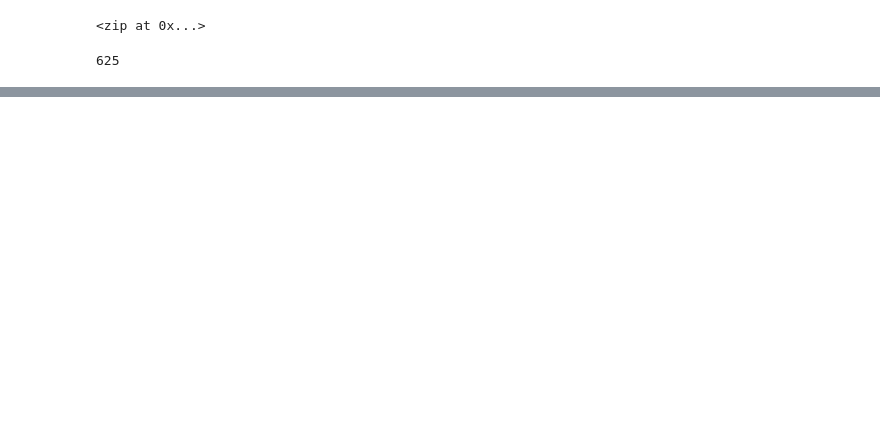
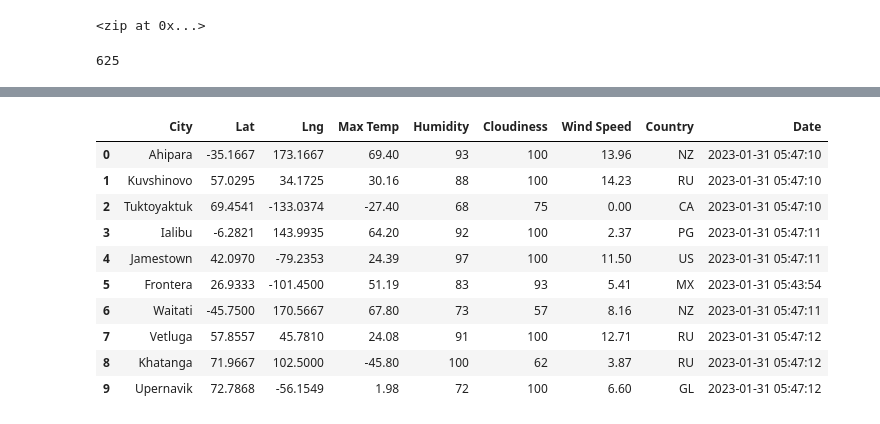
Before and after one commit to SKuczynski17/World_Weather_Analysis, a Jupyter notebook: WeatherPy.ipynb, the cells around one changed output, grey strips where cells are left out. Saved outputs shown, nothing was run; the diff lists cells and outputs as text; code cells hidden in the pictures; blank space fills up the shorter version.

```diff
--- a/WeatherPy.ipynb
+++ b/WeatherPy.ipynb
@@ -27,3 +27,14 @@ for coordinate in coordinates:
 len(cities)
 # %% [output]
 625
+# %%
+# Import the time library and the datetime module from the datetime library
+import time
+from datetime import datetime
+# Import the requests library.
+import requests
+
+# Import the API key.
+from config import weather_api_key
+
+url = "http://api.openweathermap.org/data/2.5/weather?units=Imperial&APPID=" + weather_api_key
@@ -29,0 +120,16 @@ len(cities)
+# %%
+# Convert the array of dictionaries to a Pandas DataFrame.
+city_data_df = pd.DataFrame(city_data)
+city_data_df.head(10)
+# %% [output]
+|  | City | Lat | Lng | Max Temp | Humidity | Cloudiness | Wind Speed | Country | Date |
+| 0 | Ahipara | -35.1667 | 173.1667 | 69.40 | 93 | 100 | 13.96 | NZ | 2023-01-31 05:47:10 |
+| 1 | Kuvshinovo | 57.0295 | 34.1725 | 30.16 | 88 | 100 | 14.23 | RU | 2023-01-31 05:47:10 |
+| 2 | Tuktoyaktuk | 69.4541 | -133.0374 | -27.40 | 68 | 75 | 0.00 | CA | 2023-01-31 05:47:10 |
+| 3 | Ialibu | -6.2821 | 143.9935 | 64.20 | 92 | 100 | 2.37 | PG | 2023-01-31 05:47:11 |
+| 4 | Jamestown | 42.0970 | -79.2353 | 24.39 | 97 | 100 | 11.50 | US | 2023-01-31 05:47:11 |
+| 5 | Frontera | 26.9333 | -101.4500 | 51.19 | 83 | 93 | 5.41 | MX | 2023-01-31 05:43:54 |
+| 6 | Waitati | -45.7500 | 170.5667 | 67.80 | 73 | 57 | 8.16 | NZ | 2023-01-31 05:47:11 |
+| 7 | Vetluga | 57.8557 | 45.7810 | 24.08 | 91 | 100 | 12.71 | RU | 2023-01-31 05:47:12 |
+| 8 | Khatanga | 71.9667 | 102.5000 | -45.80 | 100 | 62 | 3.87 | RU | 2023-01-31 05:47:12 |
+| 9 | Upernavik | 72.7868 | -56.1549 | 1.98 | 72 | 100 | 6.60 | GL | 2023-01-31 05:47:12 |
```
Also changed, not shown: parts of 4 cells of this notebook, 2 other files.
